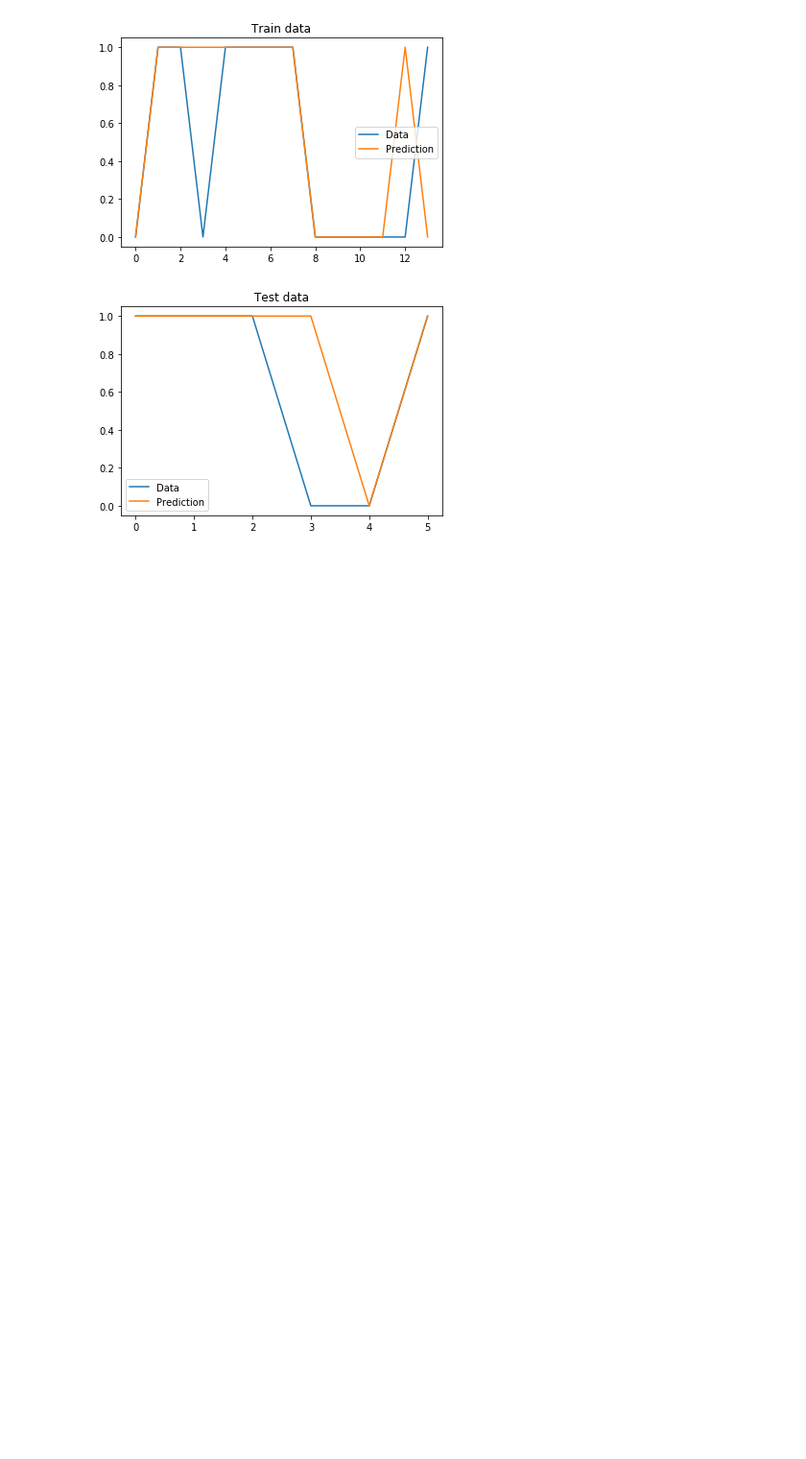
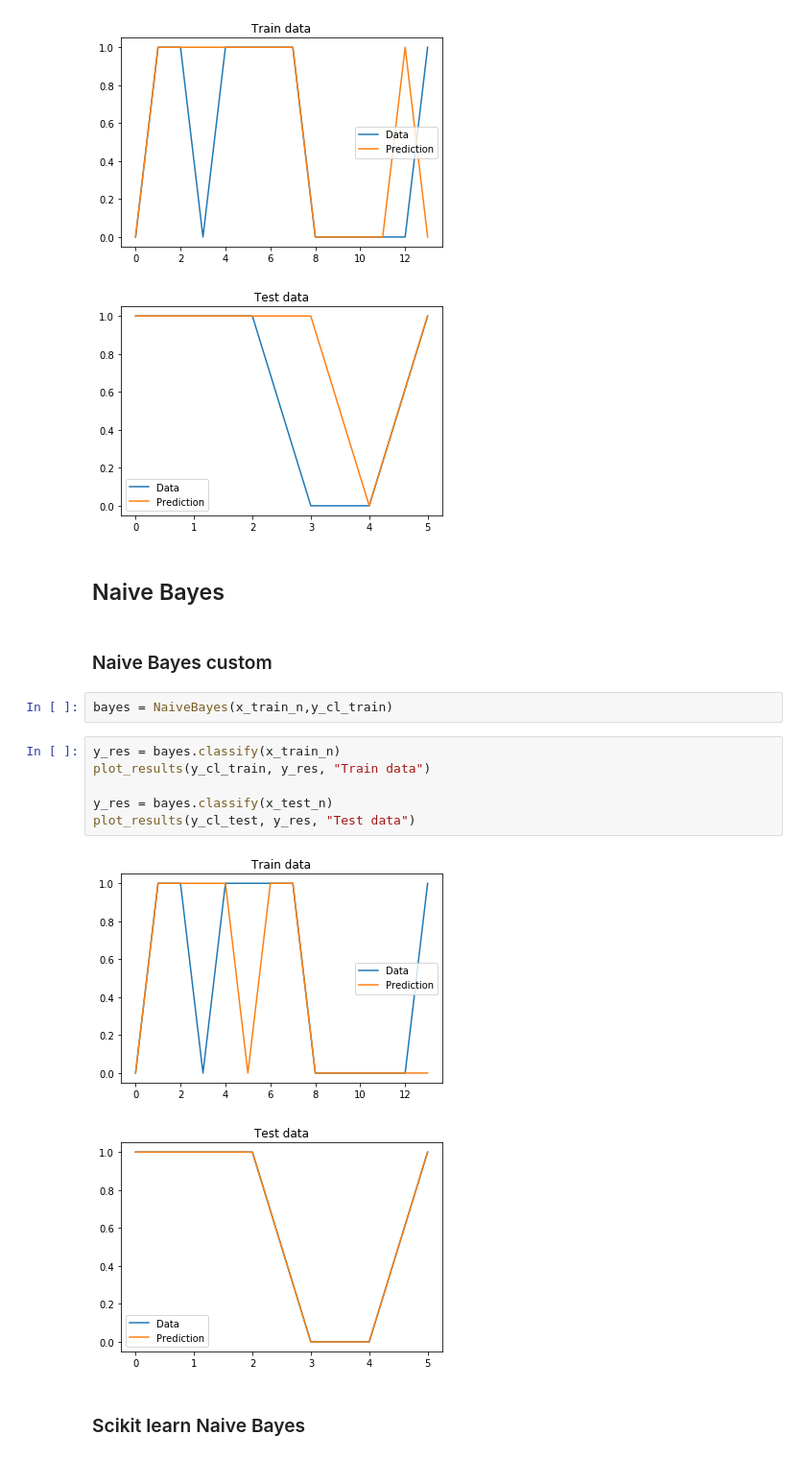
Before and after one commit to andriyrom/MachineLearning, a Jupyter notebook: Examples/Example.ipynb, the cells around one changed output. Shown: that part at 96% size. Saved outputs shown, nothing was run; the diff lists cells and outputs as text; blank space fills up the shorter version.

Commit message:
Added Naive Bayes example.

```diff
--- a/Examples/Example.ipynb
+++ b/Examples/Example.ipynb
@@ -199,3 +198,20 @@ plot_results(y_cl_test, y_res, "Test data")
 # %% [output]
 [figure]
 [figure]
+# %% [markdown]
+## Naive Bayes
+# %% [markdown]
+### Naive Bayes custom
+# %%
+bayes = NaiveBayes(x_train_n,y_cl_train)
+# %%
+y_res = bayes.classify(x_train_n)
+plot_results(y_cl_train, y_res, "Train data")
+
+y_res = bayes.classify(x_test_n)
+plot_results(y_cl_test, y_res, "Test data")
+# %% [output]
+[figure, added]
+[figure, added]
+# %% [markdown]
+### Scikit learn Naive Bayes
```
Also changed, not shown: parts of 4 cells of this notebook.
